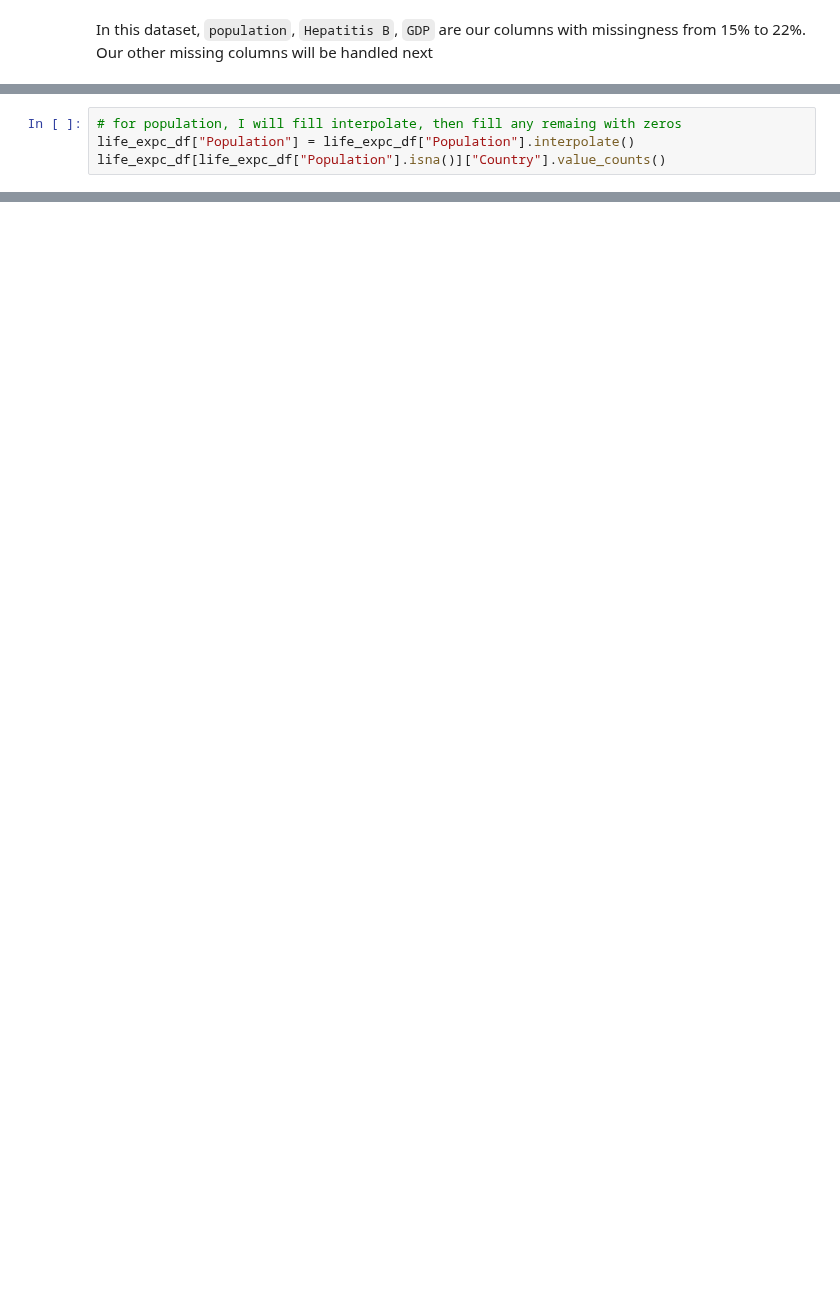
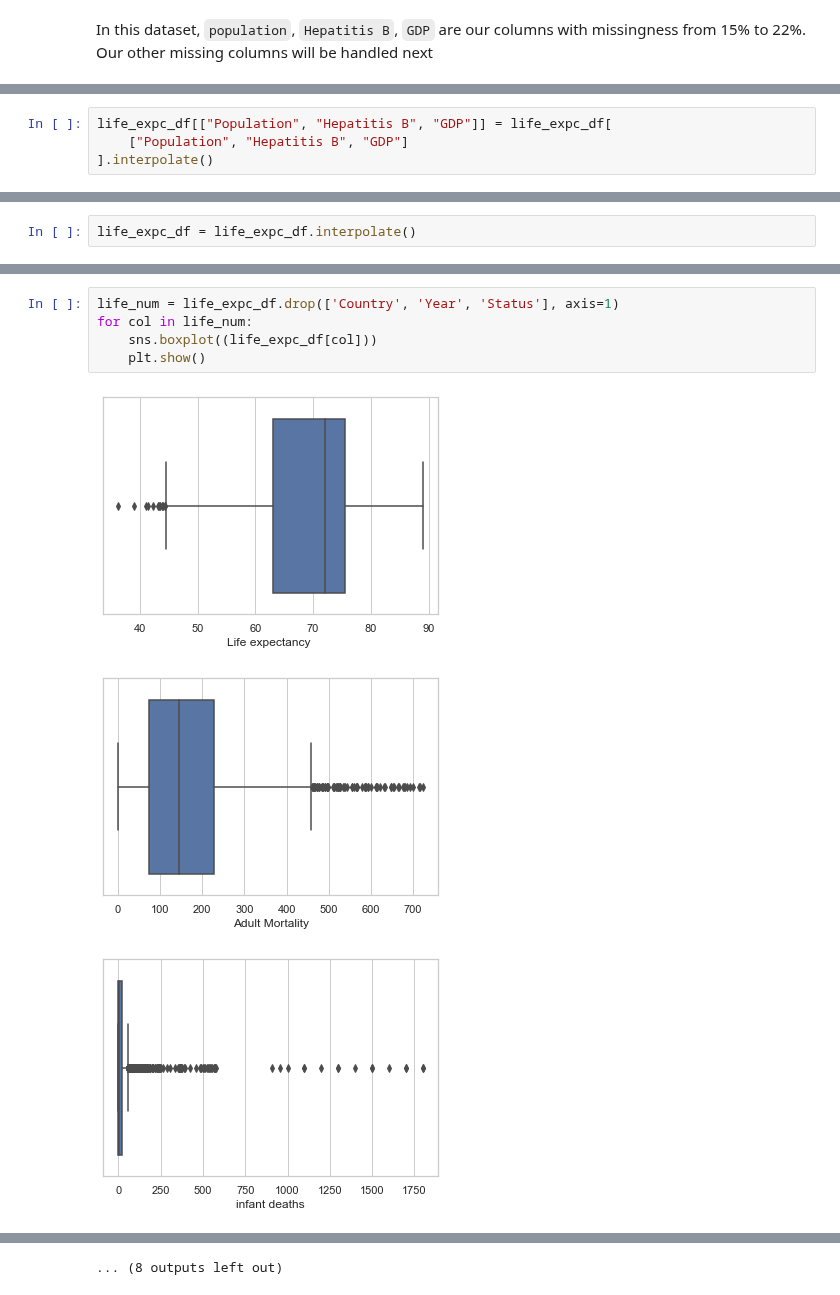
Before and after one commit to DJGump/module-work-DSI06, a Jupyter notebook: week6-dgump/Assignments/model_challenge_1_dgump_dsi06.ipynb, the cells around one changed output, grey strips where cells are left out. Drawn from its saved outputs; the diff is of its cells as text; blank space fills up the shorter version.

```diff
--- a/week6-dgump/Assignments/model_challenge_1_dgump_dsi06.ipynb
+++ b/week6-dgump/Assignments/model_challenge_1_dgump_dsi06.ipynb
@@ -118,6 +146,2 @@ Niue                                                     1
 Name: Country, dtype: int64
 [interactive output not drawn]
-# %%
-# for population, I will fill interpolate, then fill any remaing with zeros
-life_expc_df["Population"] = life_expc_df["Population"].interpolate()
-life_expc_df[life_expc_df["Population"].isna()]["Country"].value_counts()
@@ -143,0 +255,4 @@ Name: Population, Length: 2934, dtype: int64
+# %%
+life_expc_df[["Population", "Hepatitis B", "GDP"]] = life_expc_df[
+    ["Population", "Hepatitis B", "GDP"]
+].interpolate()
@@ -143,0 +282,2 @@ Name: Population, Length: 2934, dtype: int64
+# %%
+life_expc_df = life_expc_df.interpolate()
@@ -143,0 +311,9 @@ Name: Population, Length: 2934, dtype: int64
+# %%
+life_num = life_expc_df.drop(['Country', 'Year', 'Status'], axis=1)
+for col in life_num:
+    sns.boxplot((life_expc_df[col]))
+    plt.show()
+# %% [output]
+[figure, added]
+[figure, added]
+[figure, added]
@@ -143,0 +329 @@ Name: Population, Length: 2934, dtype: int64
+... (8 outputs left out)
```
Also changed, not shown: parts of 40 cells of this notebook, 3 other files.
